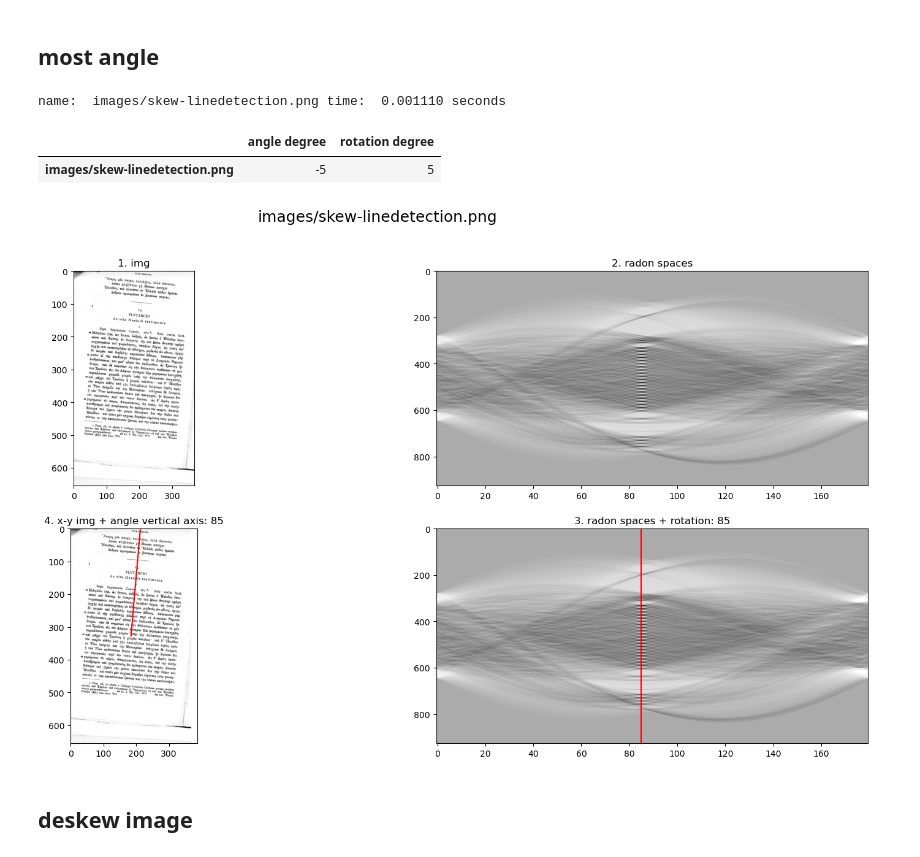
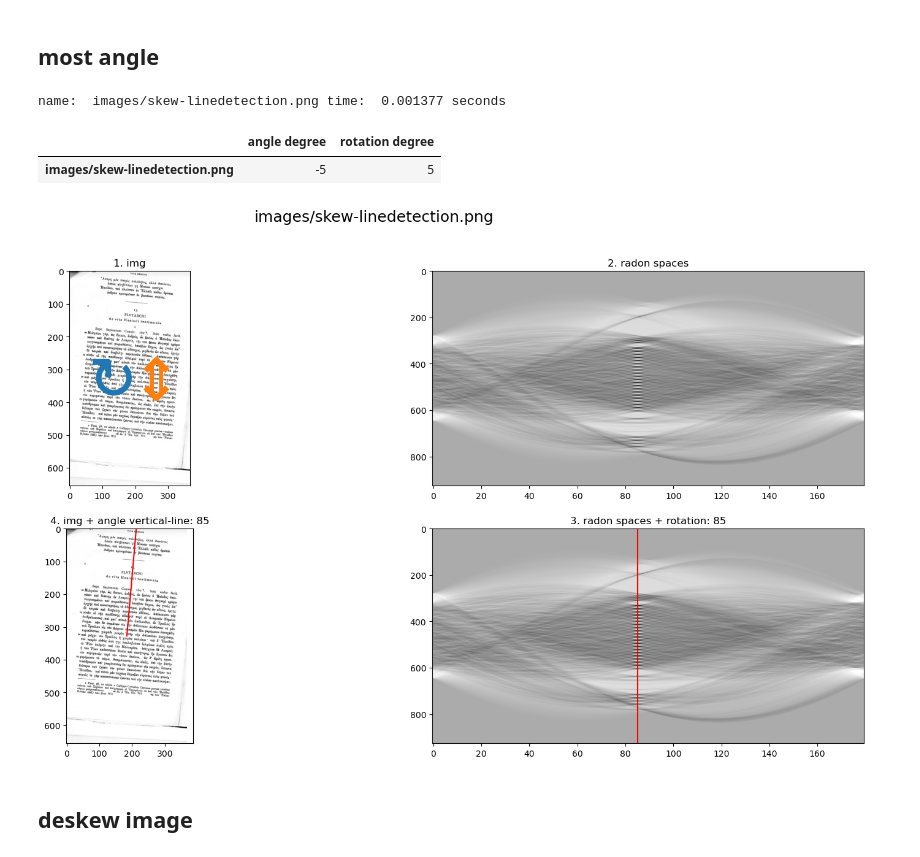
Before and after one commit to xiaoyao9184/awesome-text-deskew, a Jupyter notebook: notebooks/radon-transform.process.ipynb, the cells around one changed output. Cells and saved outputs as stored; diff of their text form; code cells hidden in the pictures.

```diff
--- a/notebooks/radon-transform.process.ipynb
+++ b/notebooks/radon-transform.process.ipynb
@@ -108,17 +108,16 @@ for name,img in cached_img_preprocess.items():
     ax = fig.add_subplot(gs[0,0])
     ax.set_title(f"1. img")
     ax.imshow(img, cmap="gray")
+
+    ax = fig.add_subplot(gs[1,0])
+    ax.set_title(f"2. img")
+    ax.imshow(img, cmap="gray")
     ax.plot(img.shape[1] * 1/3, img.shape[0] / 2, marker=r'$\circlearrowright$', ms=50)
     ax.plot(img.shape[1] * 2/3, img.shape[0] / 2, marker=r'$\Updownarrow$', ms=50)
 
-    ax = fig.add_subplot(gs[1,0])
-    ax.set_title(f"2. x y axis")
-    ax.set_ylim(0, img.shape[0])
-    ax.imshow(img, cmap="gray")
-
     ax = fig.add_subplot(gs[:,1])
     ax.set_title(f"3. radon space: sinogram")
-    ax.set_xlabel("degrees")
-    ax.set_ylabel("x - axis")
-    ax.imshow(sinogram, cmap="gray", aspect='auto')
+    ax.set_ylabel("degrees")
+    ax.set_xlabel("x - axis")
+    ax.imshow(sinogram.T, cmap="gray", aspect='auto')
 # %% [output]
@@ -160,12 +159,13 @@ for name,(sinogram) in cached_radon_space.items():
     rotation = argmax(r)
 
 
-    # Image angle is the horizontal axis angle, vertical-angle need -90 deg
-    # vertical-angle(vertical) of left-rotation relative to the x-y vertical-axis
-    angle_deg_vertical_axis = rotation
+    # Image angle is the horizontal-line of horizontal-axis
+    # When right-rotation 'rotation' degrees, vertical-line coincide with horizontal-axis.
+    # vertical-line of left-rotation relative to the image horizontal-axis
+    angle_deg_vline_haxis = rotation
 
     # to image horizontal-axis right-rotation angle
-    angle_deg_skew = angle_deg_vertical_axis - 90
+    angle_deg_skew = angle_deg_vline_haxis - 90
 
     # convert image horizontal-axis right-rotation angle to deskew angle
     rotation_deg_deskew = - angle_deg_skew
@@ -175,52 +175,54 @@ for name,(sinogram) in cached_radon_space.items():
 
 
     print("name: ", name, "time: ", "{:.6f} seconds".format(end - start))
 
     fig = plt.figure(figsize=(20, 10))
     fig.suptitle(name, fontsize=18)
     gs = fig.add_gridspec(2, 2)
 
     img = cached_img_preprocess[name]
     ax = fig.add_subplot(gs[0, 0])
     ax.set_title(f"1. img")
     ax.imshow(img, cmap="gray", aspect='equal')
+    ax.plot(img.shape[1] * 1/3, img.shape[0] / 2, marker=r'$\circlearrowright$', ms=50)
+    ax.plot(img.shape[1] * 2/3, img.shape[0] / 2, marker=r'$\Updownarrow$', ms=50)
 
     ax = fig.add_subplot(gs[0, 1], aspect='auto')
     ax.set_title("2. radon spaces")
     ax.imshow(sinogram, cmap="gray", aspect='auto')
 
     ax = fig.add_subplot(gs[1, 1], aspect='auto')
     ax.set_title(f"3. radon spaces + rotation: {rotation}")
     ax.imshow(sinogram, cmap="gray", aspect='auto')
-    plt.axvline(rotation, color='r')
+    ax.axvline(rotation, color='r')
+
+    xc = img.shape[1] / 2
+    yc = img.shape[0] / 2
+    x2 = img.shape[1]
+    y2 = img.shape[0] / 2
+    # image axis angle to x-y axis
+    angle_rag_vline_haxis = np.deg2rad(-angle_deg_vline_haxis)
+    b = x2 - xc
+    a = b / np.cos(angle_rag_vline_haxis) * np.sin(angle_rag_vline_haxis)
+    # only draw the top part
+    if a > 0:
+        a = -a
+        x2 = 0
+    y2 = yc + a
 
     ax = fig.add_subplot(gs[1, 0], aspect='auto')
-    ax.set_title(f"4. x-y img + angle vertical axis: {angle_deg_vertical_axis}")
+    ax.set_title(f"4. img + angle vertical-line: {angle_deg_vline_haxis}")
+    ax.set_ylim(img.shape[0], 0)
     ax.imshow(img, cmap="gray", aspect='equal')
-    ax.set_ylim(img.shape[0], 0)
-    xc = img.shape[1] / 2
-    yc = img.shape[0] / 2
-    if angle_deg_vertical_axis > 90 and angle_deg_vertical_axis < 270:
-        # left
-        x2 = 0
-        b = xc
-    else:
-        # right
-        x2 = img.shape[1]
-        b = -xc
-    angle_rag_vertical_axis = np.deg2rad(angle_deg_vertical_axis)
-    yc2 = b / np.cos(angle_rag_vertical_axis) * np.sin(angle_rag_vertical_axis)
-    #
-    y2 = yc + yc2
     ax.plot((xc, x2), (yc, y2), '-', color='r')
 
 df = pd.DataFrame.from_dict(cached_angle_most, orient='index', columns=['angle degree', 'rotation degree'])
 display(df)
 # %% [output]
-name:  images/skew-linedetection.png time:  0.001110 seconds
+name:  images/skew-linedetection.png time:  0.001377 seconds
 |  | angle degree | rotation degree |
 | images/skew-linedetection.png | -5 | 5 |
-[figure, old version]
+[figure, new version]
 # %% [markdown]
 ## deskew image
 # %%
```
Also changed, not shown: parts of 3 cells of this notebook.
